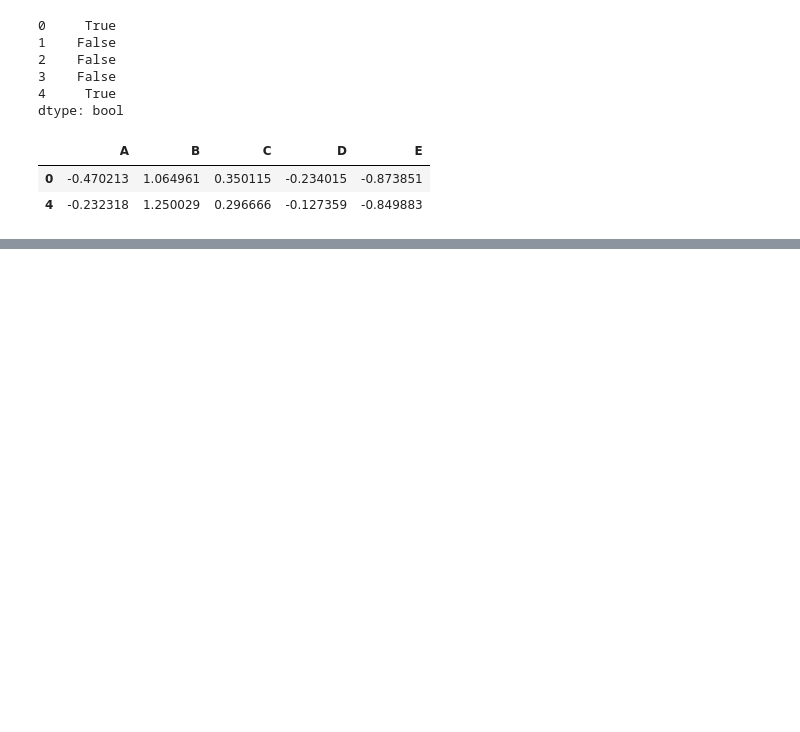
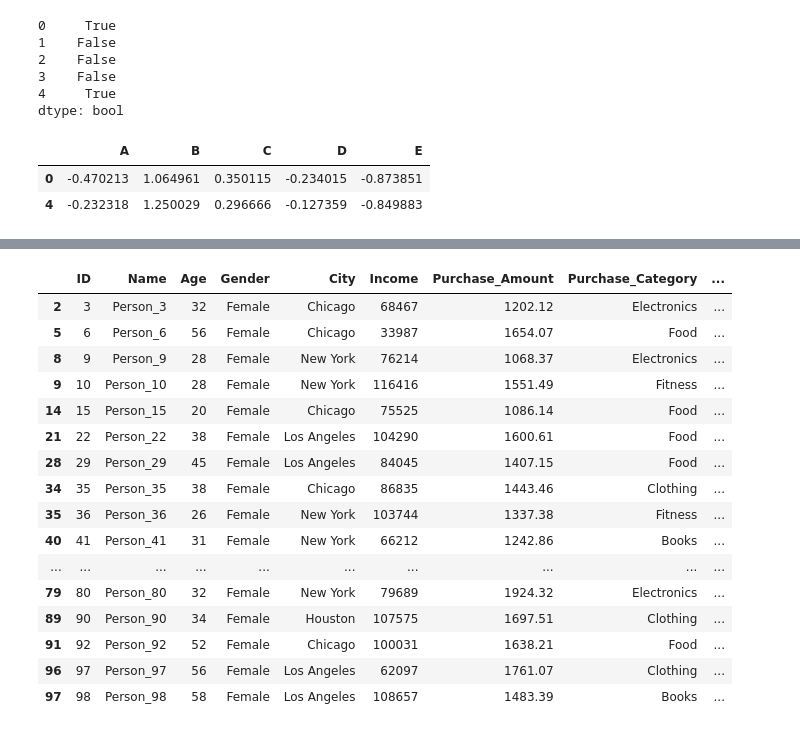
Before and after one commit to LucaBendasoli/practicing-pandas, a Jupyter notebook: main.ipynb, the cells around one changed output, grey strips where cells are left out. Drawn from its saved outputs; the diff is of its cells as text; code cells hidden in the pictures; blank space fills up the shorter version.

```diff
--- a/main.ipynb
+++ b/main.ipynb
@@ -248,0 +404,21 @@ num_df[(num_df['C'] > 0) & (num_df['D'] < 0)] # Apllying multiple conditions to
+# %%
+# Answering question 7
+df[(df['Gender'] == 'Female') & (df['Purchase_Amount'] > 1000)]
+# %% [output]
+|  | ID | Name | Age | Gender | City | Income | Purchase_Amount | Purchase_Category | ... |
+| 2 | 3 | Person_3 | 32 | Female | Chicago | 68467 | 1202.12 | Electronics | ... |
+| 5 | 6 | Person_6 | 56 | Female | Chicago | 33987 | 1654.07 | Food | ... |
+| 8 | 9 | Person_9 | 28 | Female | New York | 76214 | 1068.37 | Electronics | ... |
+| 9 | 10 | Person_10 | 28 | Female | New York | 116416 | 1551.49 | Fitness | ... |
+| 14 | 15 | Person_15 | 20 | Female | Chicago | 75525 | 1086.14 | Food | ... |
+| 21 | 22 | Person_22 | 38 | Female | Los Angeles | 104290 | 1600.61 | Food | ... |
+| 28 | 29 | Person_29 | 45 | Female | Los Angeles | 84045 | 1407.15 | Food | ... |
+| 34 | 35 | Person_35 | 38 | Female | Chicago | 86835 | 1443.46 | Clothing | ... |
+| 35 | 36 | Person_36 | 26 | Female | New York | 103744 | 1337.38 | Fitness | ... |
+| 40 | 41 | Person_41 | 31 | Female | New York | 66212 | 1242.86 | Books | ... |
+| ... | ... | ... | ... | ... | ... | ... | ... | ... | ... |
+| 79 | 80 | Person_80 | 32 | Female | New York | 79689 | 1924.32 | Electronics | ... |
+| 89 | 90 | Person_90 | 34 | Female | Houston | 107575 | 1697.51 | Clothing | ... |
+| 91 | 92 | Person_92 | 52 | Female | Chicago | 100031 | 1638.21 | Food | ... |
+| 96 | 97 | Person_97 | 56 | Female | Los Angeles | 62097 | 1761.07 | Clothing | ... |
+| 97 | 98 | Person_98 | 58 | Female | Los Angeles | 108657 | 1483.39 | Books | ... |
```
Also changed, not shown: parts of 9 cells of this notebook.
